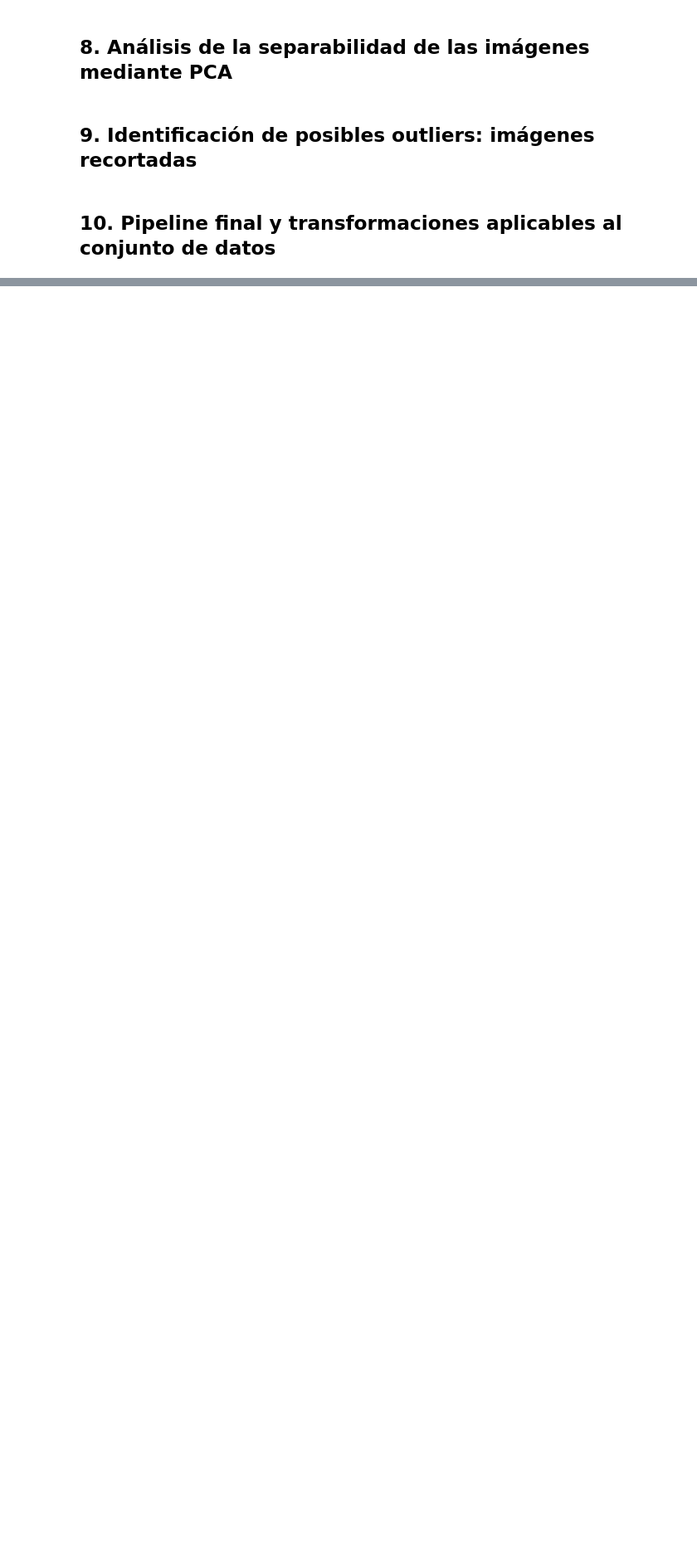
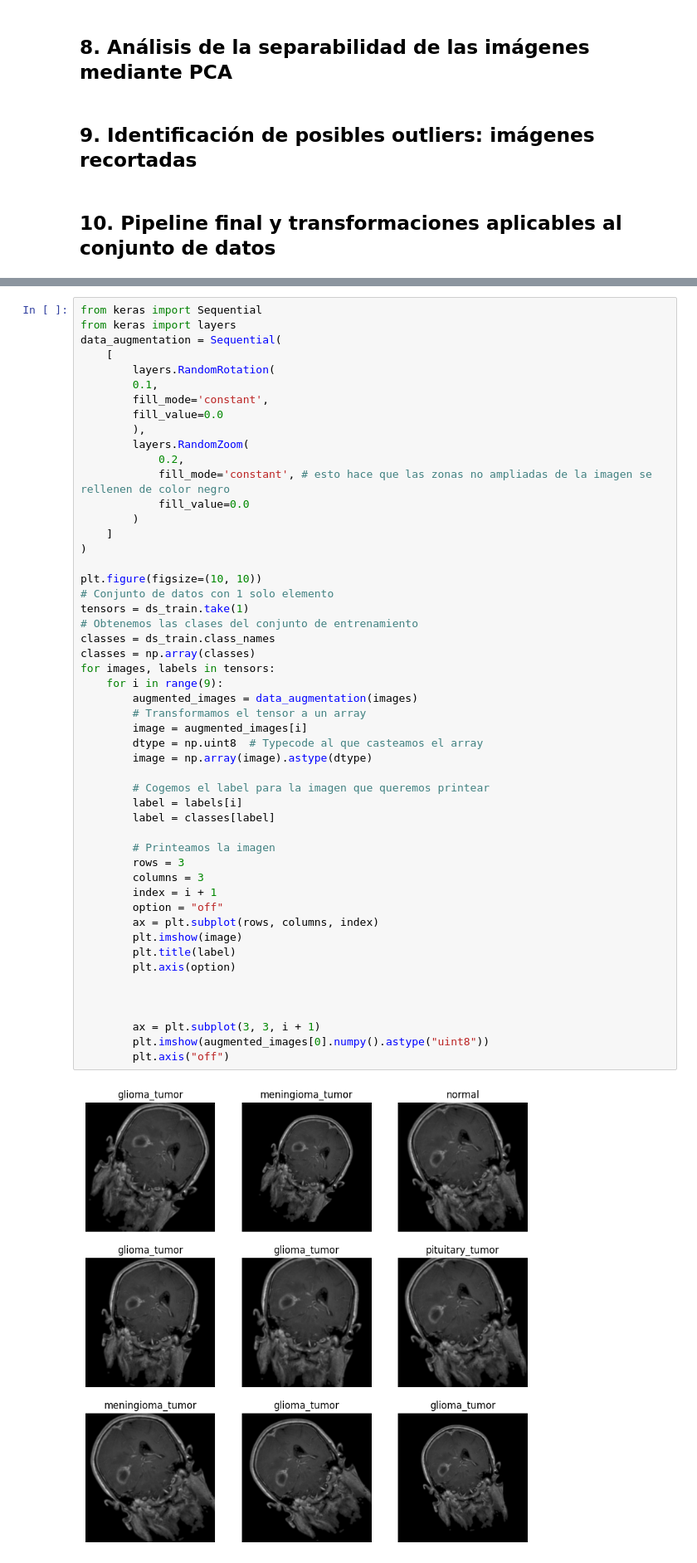
Before and after one commit to Ailuj27/Proyecto_DISIA_Grupo_13, a Jupyter notebook: Reconocimiento_tumores.ipynb, the cells around one changed output, grey strips where cells are left out. Shown at 83% size. Saved outputs shown, nothing was run; the diff lists cells and outputs as text; blank space fills up the shorter version.

```diff
--- a/Reconocimiento_tumores.ipynb
+++ b/Reconocimiento_tumores.ipynb
@@ -196,0 +199,53 @@ Se aplicará aumentación de datos, puesto que el dataset no es demasiado grande
+# %%
+from keras import Sequential
+from keras import layers
+data_augmentation = Sequential(
+    [
+        layers.RandomRotation(
+        0.1,
+        fill_mode='constant',
+        fill_value=0.0
+        ),
+        layers.RandomZoom(
+            0.2,
+            fill_mode='constant', # esto hace que las zonas no ampliadas de la imagen se rellenen de color negro
+            fill_value=0.0
+        )
+    ]
+)
+
+plt.figure(figsize=(10, 10))
+# Conjunto de datos con 1 solo elemento
+tensors = ds_train.take(1)
+# Obtenemos las clases del conjunto de entrenamiento
+classes = ds_train.class_names
+classes = np.array(classes)
+for images, labels in tensors:
+    for i in range(9):
+        augmented_images = data_augmentation(images)
+        # Transformamos el tensor a un array
+        image = augmented_images[i]
+        dtype = np.uint8  # Typecode al que casteamos el array
+        image = np.array(image).astype(dtype)
+
+        # Cogemos el label para la imagen que queremos printear
+        label = labels[i]
+        label = classes[label]
+
+        # Printeamos la imagen
+        rows = 3
+        columns = 3
+        index = i + 1
+        option = "off"
+        ax = plt.subplot(rows, columns, index)
+        plt.imshow(image)
+        plt.title(label)
+        plt.axis(option)
+
+
+
+        ax = plt.subplot(3, 3, i + 1)
+        plt.imshow(augmented_images[0].numpy().astype("uint8"))
+        plt.axis("off")
+# %% [output]
+[figure, added]
```
Also changed, not shown: parts of 3 cells of this notebook.
